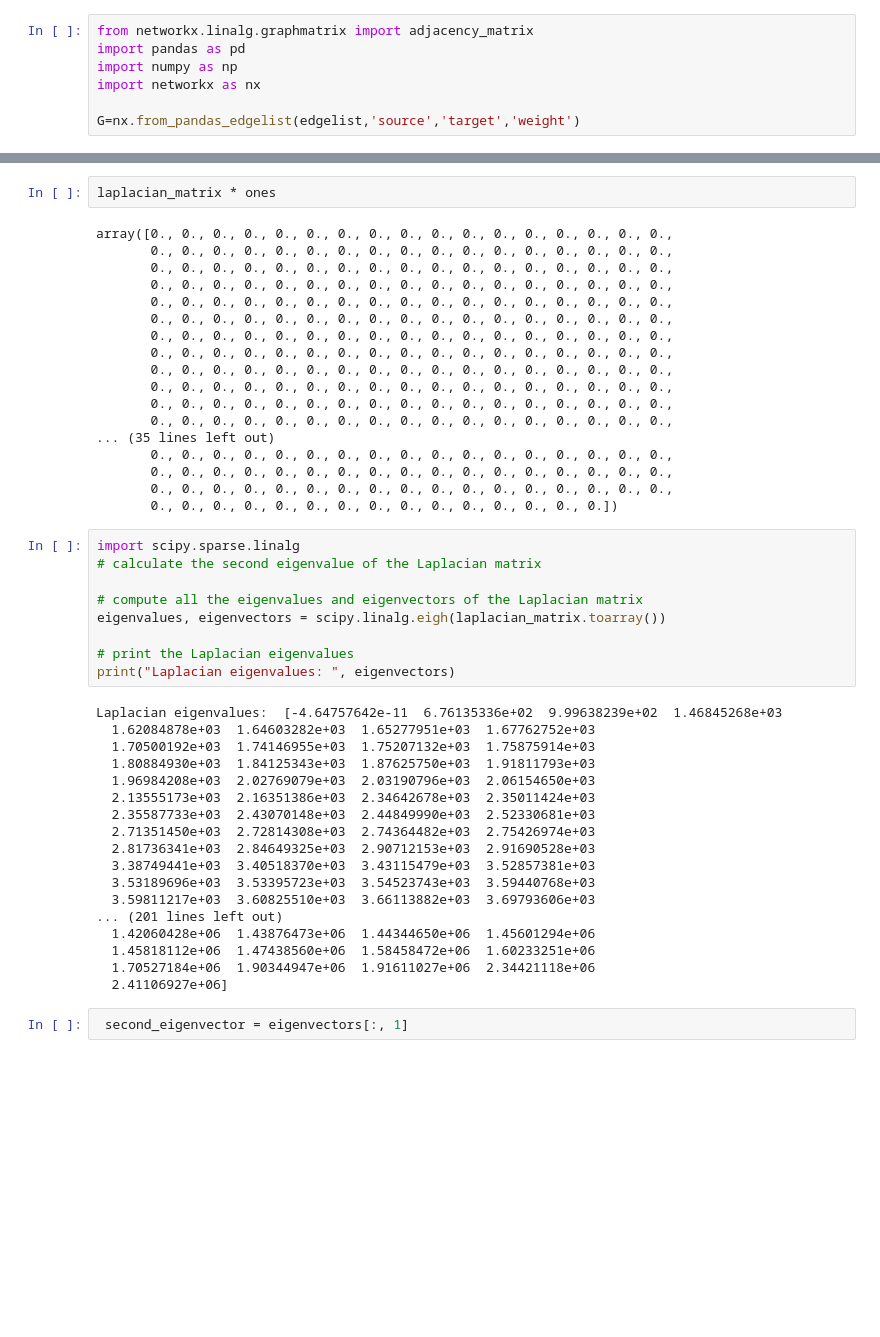
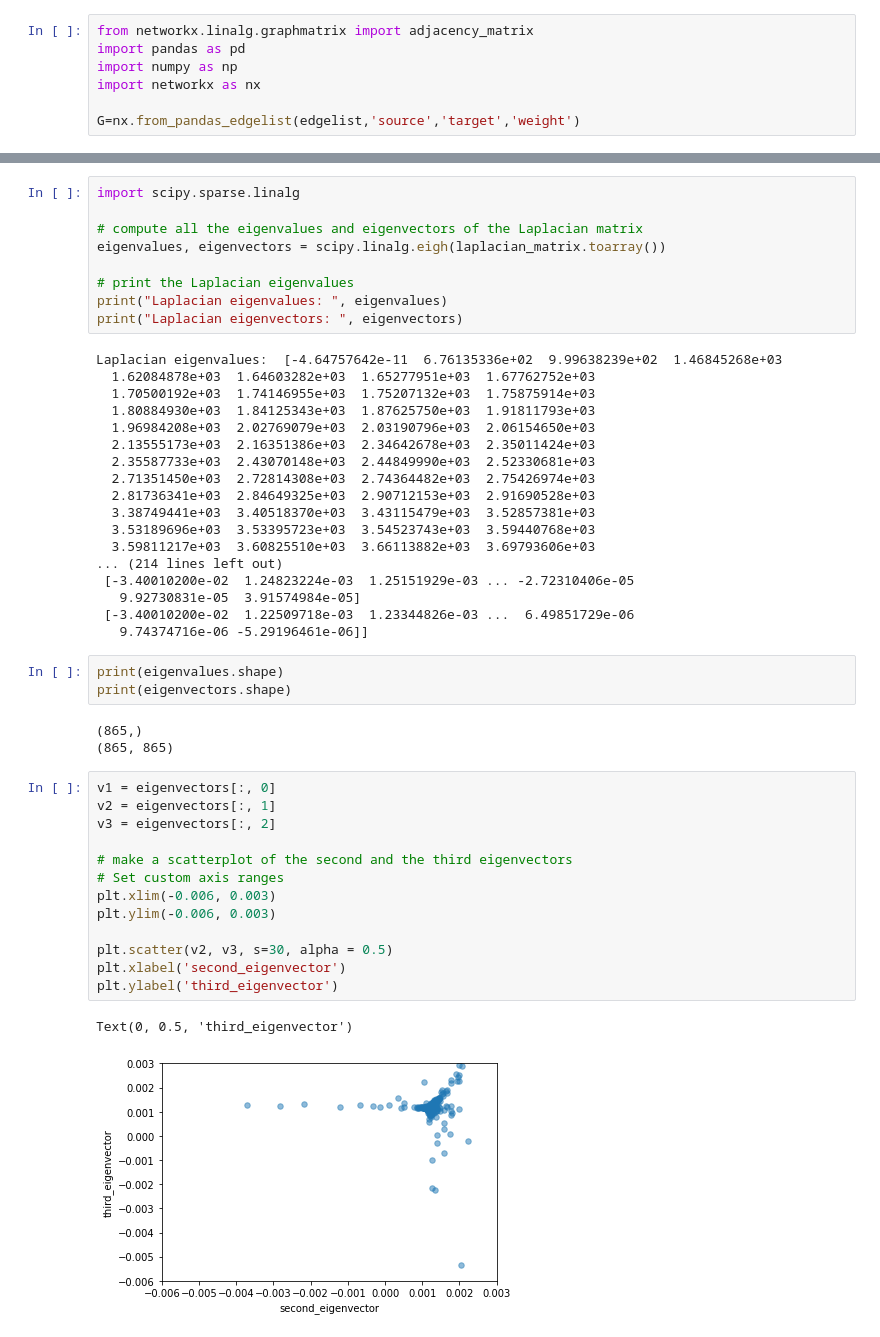
Before and after one commit to MarciaFG/scimobility, a Jupyter notebook: LaplacianMatrix.ipynb, the cells around one changed output, grey strips where cells are left out. Saved outputs shown, nothing was run; the diff lists cells and outputs as text; blank space fills up the shorter version.

```diff
--- a/LaplacianMatrix.ipynb
+++ b/LaplacianMatrix.ipynb
@@ -180,32 +151,12 @@ print(ones)
-# %%
-laplacian_matrix * ones
-# %% [output]
-array([0., 0., 0., 0., 0., 0., 0., 0., 0., 0., 0., 0., 0., 0., 0., 0., 0.,
-       0., 0., 0., 0., 0., 0., 0., 0., 0., 0., 0., 0., 0., 0., 0., 0., 0.,
-       0., 0., 0., 0., 0., 0., 0., 0., 0., 0., 0., 0., 0., 0., 0., 0., 0.,
-       0., 0., 0., 0., 0., 0., 0., 0., 0., 0., 0., 0., 0., 0., 0., 0., 0.,
-       0., 0., 0., 0., 0., 0., 0., 0., 0., 0., 0., 0., 0., 0., 0., 0., 0.,
-       0., 0., 0., 0., 0., 0., 0., 0., 0., 0., 0., 0., 0., 0., 0., 0., 0.,
-       0., 0., 0., 0., 0., 0., 0., 0., 0., 0., 0., 0., 0., 0., 0., 0., 0.,
-       0., 0., 0., 0., 0., 0., 0., 0., 0., 0., 0., 0., 0., 0., 0., 0., 0.,
-       0., 0., 0., 0., 0., 0., 0., 0., 0., 0., 0., 0., 0., 0., 0., 0., 0.,
-       0., 0., 0., 0., 0., 0., 0., 0., 0., 0., 0., 0., 0., 0., 0., 0., 0.,
-       0., 0., 0., 0., 0., 0., 0., 0., 0., 0., 0., 0., 0., 0., 0., 0., 0.,
-       0., 0., 0., 0., 0., 0., 0., 0., 0., 0., 0., 0., 0., 0., 0., 0., 0.,
-... (35 lines left out)
-       0., 0., 0., 0., 0., 0., 0., 0., 0., 0., 0., 0., 0., 0., 0., 0., 0.,
-       0., 0., 0., 0., 0., 0., 0., 0., 0., 0., 0., 0., 0., 0., 0., 0., 0.,
-       0., 0., 0., 0., 0., 0., 0., 0., 0., 0., 0., 0., 0., 0., 0., 0., 0.,
-       0., 0., 0., 0., 0., 0., 0., 0., 0., 0., 0., 0., 0., 0., 0.])
 # %%
 import scipy.sparse.linalg
-# calculate the second eigenvalue of the Laplacian matrix
 
 # compute all the eigenvalues and eigenvectors of the Laplacian matrix
 eigenvalues, eigenvectors = scipy.linalg.eigh(laplacian_matrix.toarray())
 
 # print the Laplacian eigenvalues
-print("Laplacian eigenvalues: ", eigenvectors)
+print("Laplacian eigenvalues: ", eigenvalues)
+print("Laplacian eigenvectors: ", eigenvectors)
 # %% [output]
 Laplacian eigenvalues:  [-4.64757642e-11  6.76135336e+02  9.99638239e+02  1.46845268e+03
   1.62084878e+03  1.64603282e+03  1.65277951e+03  1.67762752e+03
@@ -219,10 +170,30 @@ Laplacian eigenvalues:  [-4.64757642e-11  6.76135336e+02  9.99638239e+02  1.4684
   3.38749441e+03  3.40518370e+03  3.43115479e+03  3.52857381e+03
   3.53189696e+03  3.53395723e+03  3.54523743e+03  3.59440768e+03
   3.59811217e+03  3.60825510e+03  3.66113882e+03  3.69793606e+03
-... (201 lines left out)
-  1.42060428e+06  1.43876473e+06  1.44344650e+06  1.45601294e+06
-  1.45818112e+06  1.47438560e+06  1.58458472e+06  1.60233251e+06
-  1.70527184e+06  1.90344947e+06  1.91611027e+06  2.34421118e+06
-  2.41106927e+06]
+... (214 lines left out)
+ [-3.40010200e-02  1.24823224e-03  1.25151929e-03 ... -2.72310406e-05
+   9.92730831e-05  3.91574984e-05]
+ [-3.40010200e-02  1.22509718e-03  1.23344826e-03 ...  6.49851729e-06
+   9.74374716e-06 -5.29196461e-06]]
-# %%
- second_eigenvector = eigenvectors[:, 1]
+# %%
+print(eigenvalues.shape)
+print(eigenvectors.shape)
+# %% [output]
+(865,)
+(865, 865)
+# %%
+v1 = eigenvectors[:, 0]
+v2 = eigenvectors[:, 1]
+v3 = eigenvectors[:, 2]
+
+# make a scatterplot of the second and the third eigenvectors
+# Set custom axis ranges
+plt.xlim(-0.006, 0.003)
+plt.ylim(-0.006, 0.003)
+
+plt.scatter(v2, v3, s=30, alpha = 0.5)
+plt.xlabel('second_eigenvector')
+plt.ylabel('third_eigenvector')
+# %% [output]
+Text(0, 0.5, 'third_eigenvector')
+[figure, added]
```
Also changed, not shown: parts of 19 cells of this notebook.
